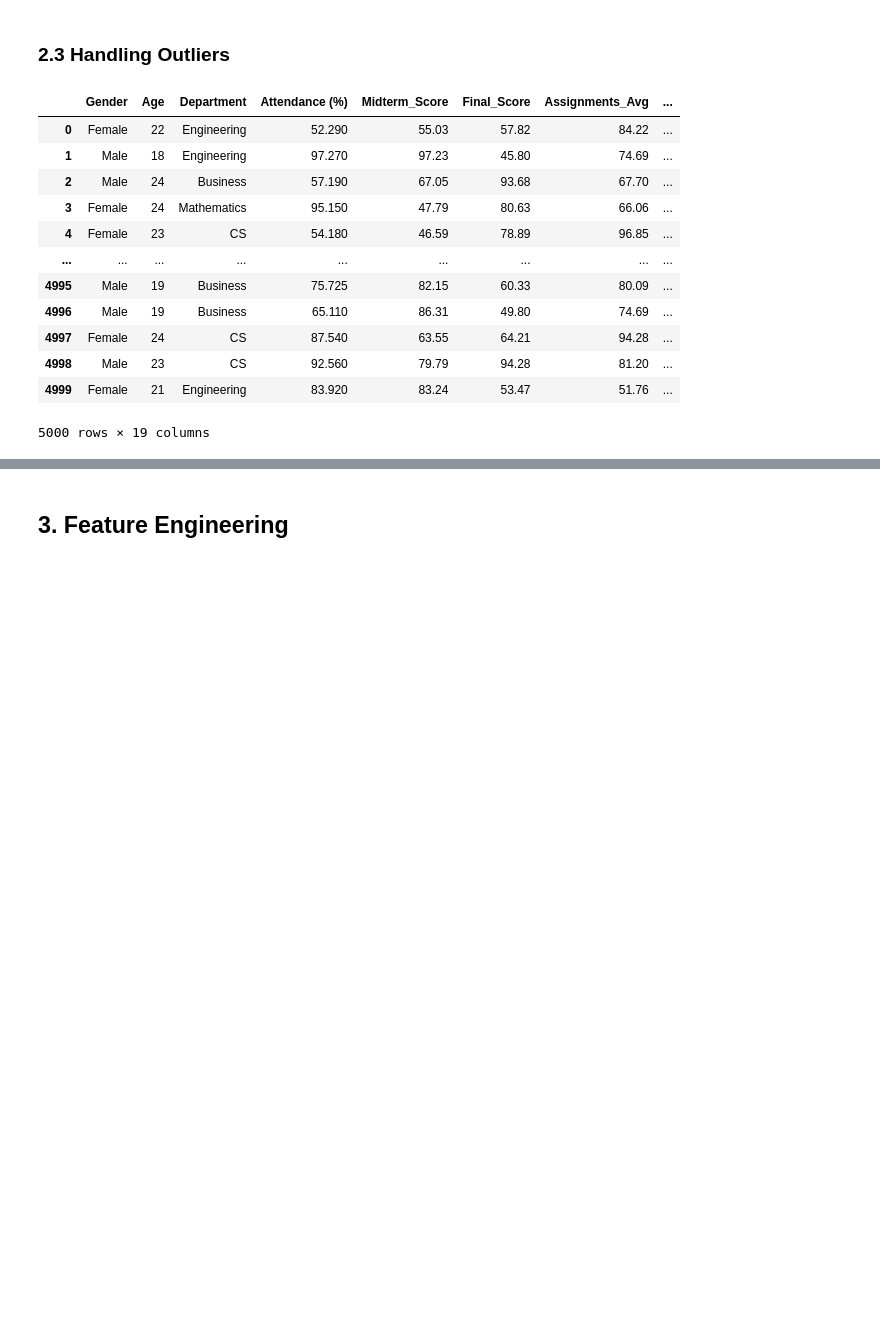
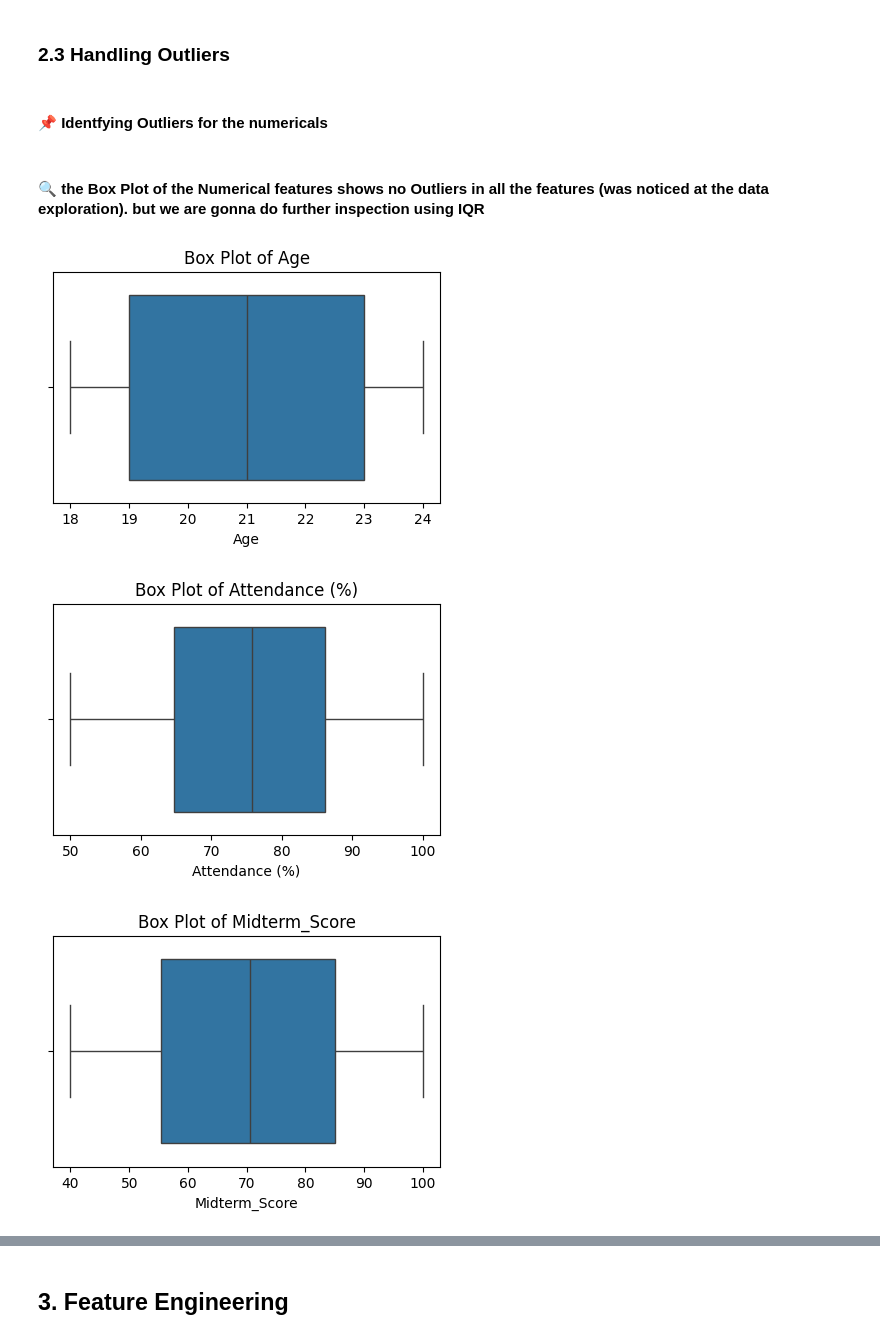
Before and after one commit to AbdallahGasem/Student-Performance-Analysis, a Jupyter notebook: KickStart.ipynb, the cells around one changed output, grey strips where cells are left out. Drawn from its saved outputs; the diff is of its cells as text; code cells hidden in the pictures; blank space fills up the shorter version.

Commit message:
Data Cleaning - Pt.2 - Finished

```diff
--- a/KickStart.ipynb
+++ b/KickStart.ipynb
@@ -654,19 +654,19 @@ dtype: int64
 #### Now we have Zero Missing Values in the Data we are going to the next step which is `Handling Outliers`!
 # %% [markdown]
 ### **2.3 Handling Outliers**
-# %%
-studs_df_cleaning
-# %% [output]
-|  | Gender | Age | Department | Attendance (%) | Midterm_Score | Final_Score | Assignments_Avg | ... |
-| 0 | Female | 22 | Engineering | 52.290 | 55.03 | 57.82 | 84.22 | ... |
-| 1 | Male | 18 | Engineering | 97.270 | 97.23 | 45.80 | 74.69 | ... |
-| 2 | Male | 24 | Business | 57.190 | 67.05 | 93.68 | 67.70 | ... |
-| 3 | Female | 24 | Mathematics | 95.150 | 47.79 | 80.63 | 66.06 | ... |
-| 4 | Female | 23 | CS | 54.180 | 46.59 | 78.89 | 96.85 | ... |
-| ... | ... | ... | ... | ... | ... | ... | ... | ... |
-| 4995 | Male | 19 | Business | 75.725 | 82.15 | 60.33 | 80.09 | ... |
-| 4996 | Male | 19 | Business | 65.110 | 86.31 | 49.80 | 74.69 | ... |
-| 4997 | Female | 24 | CS | 87.540 | 63.55 | 64.21 | 94.28 | ... |
-| 4998 | Male | 23 | CS | 92.560 | 79.79 | 94.28 | 81.20 | ... |
-| 4999 | Female | 21 | Engineering | 83.920 | 83.24 | 53.47 | 51.76 | ... |
-5000 rows × 19 columns
+# %% [markdown]
+#### 📌 Identfying Outliers for the numericals
+# %% [markdown]
+#### 🔍 the Box Plot of the Numerical features shows no Outliers in all the features (was noticed at the data exploration). but we are gonna do further inspection using IQR
+# %%
+numerical_features = ['Age', 'Attendance (%)', 'Midterm_Score', 'Final_Score', 'Quizzes_Avg', 'Participation_Score', 'Projects_Score', 'Total_Score', 'Study_Hours_per_Week', 'Stress_Level (1-10)', 'Sleep_Hours_per_Night']
+
+for col in numerical_features:
+    plt.figure(figsize=(5,3))
+    sns.boxplot(x = studs_df_cleaning[col])
+    plt.title(f"Box Plot of {col}")
+    plt.show()
+# %% [output]
+[figure, added]
+[figure, added]
+[figure, added]
```
Also changed, not shown: parts of 9 cells of this notebook, 1 other file.
